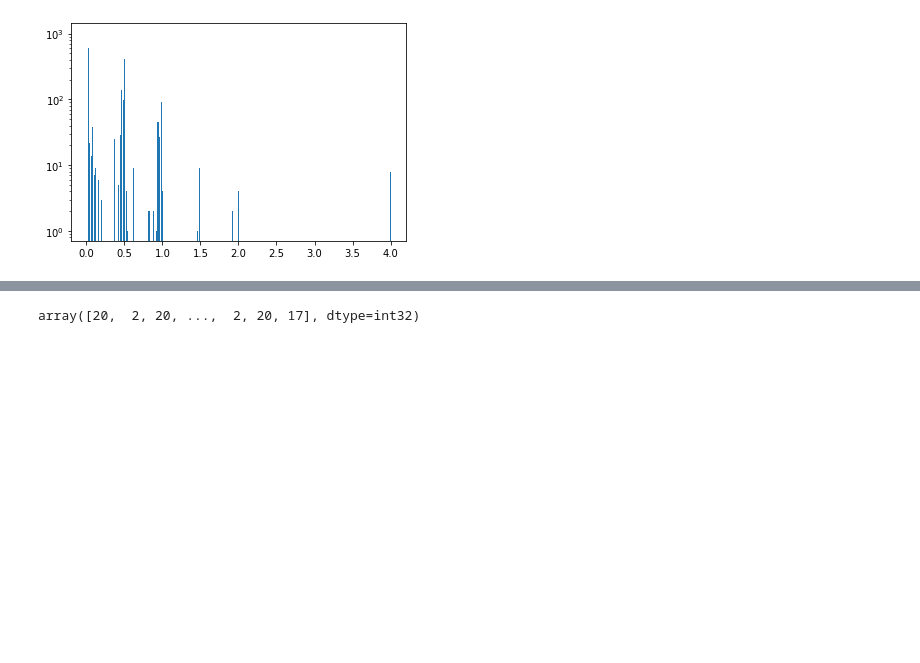
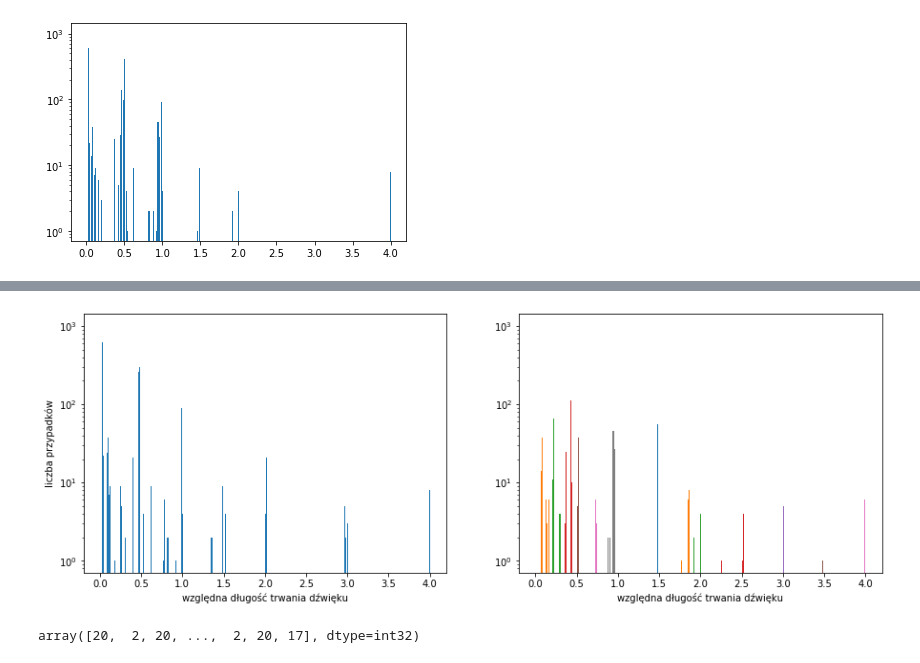
Before and after one commit to GrzegorzKazana/artificial-music, a Jupyter notebook: src/data_processing/sparse_notes_classified_time/sparse_w_classified_time.ipynb, the cells around one changed output, grey strips where cells are left out. Cells and saved outputs as stored; diff of their text form; code cells hidden in the pictures; blank space fills up the shorter version.

Commit message:
add rythm grouping chart

```diff
--- a/src/data_processing/sparse_notes_classified_time/sparse_w_classified_time.ipynb
+++ b/src/data_processing/sparse_notes_classified_time/sparse_w_classified_time.ipynb
@@ -118,3 +118,21 @@ plt.show()
+# %%
+# Now switch to a more OO interface to exercise more features.
+fig, axs = plt.subplots(nrows=1, ncols=2, sharex=True, figsize=(15, 5))
+ax = axs[0]
+ax.hist(durations, bins=1000, range=(0, 4), log=True)
+ax.set_ylabel('liczba przypadków')
+ax.set_xlabel('względna długość trwania dźwięku')
+# ax.set_title('all errorbars')
+
+ax = axs[1]
+for X in sorted([durations[db.labels_ == label] for label in np.unique(db.labels_)], key=lambda x: x.mean()):
+    ax.hist(X, bins=1000, range=(0, 4), log=True)
+ax.set_xlabel('względna długość trwania dźwięku')
+
+
+plt.show()
+# %% [output]
+[figure, added]
 # %%
 db.predict(durations.reshape(-1, 1))
 # %% [output]
```
Also changed, not shown: parts of 2 cells of this notebook, 3 other files.
